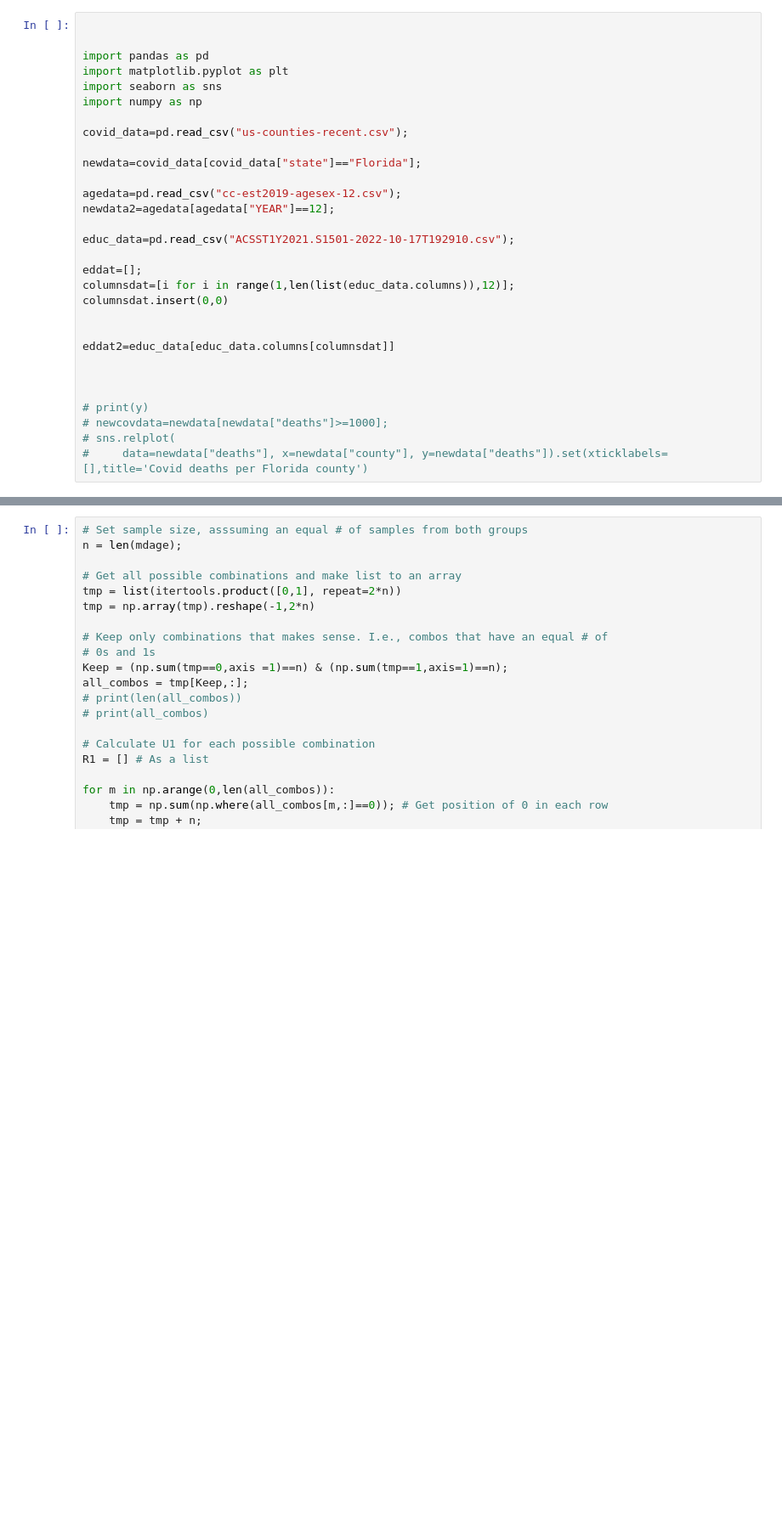
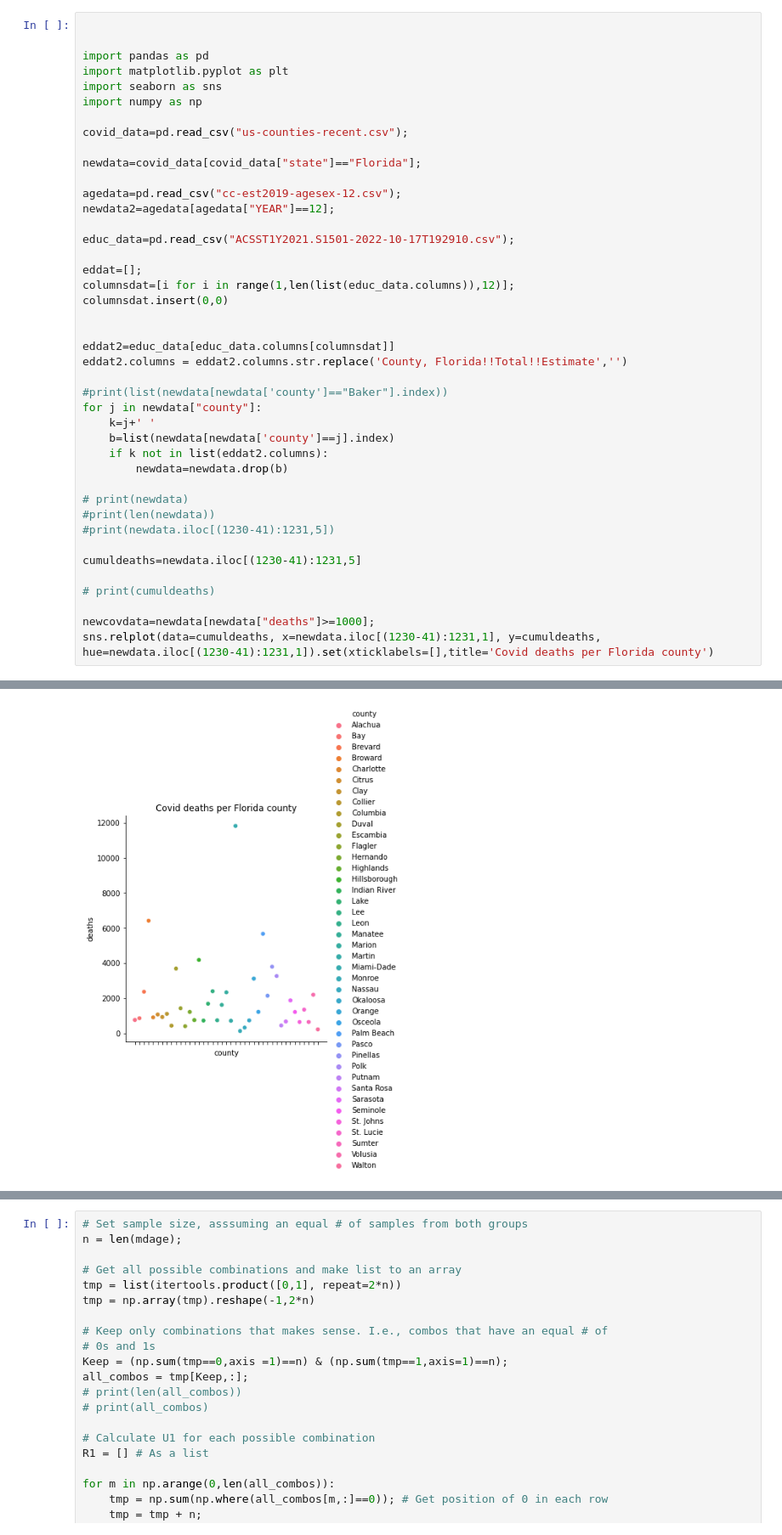
Before and after one commit to traceymoyston/Che2410_Project1, a Jupyter notebook: MoystonTracey_datavisulaisation.ipynb, the cells around one changed output, grey strips where cells are left out. Shown at 85% size. Cells and saved outputs as stored; diff of their text form; blank space fills up the shorter version.

```diff
--- a/MoystonTracey_datavisulaisation.ipynb
+++ b/MoystonTracey_datavisulaisation.ipynb
@@ -21,10 +21,23 @@ columnsdat.insert(0,0)
 
 
 eddat2=educ_data[educ_data.columns[columnsdat]]
+eddat2.columns = eddat2.columns.str.replace('County, Florida!!Total!!Estimate','')
 
+#print(list(newdata[newdata['county']=="Baker"].index))
+for j in newdata["county"]:
+    k=j+' '
+    b=list(newdata[newdata['county']==j].index)
+    if k not in list(eddat2.columns):
+        newdata=newdata.drop(b)
 
+# print(newdata)
+#print(len(newdata))
+#print(newdata.iloc[(1230-41):1231,5])
 
-# print(y)
-# newcovdata=newdata[newdata["deaths"]>=1000];
-# sns.relplot(
-#     data=newdata["deaths"], x=newdata["county"], y=newdata["deaths"]).set(xticklabels=[],title='Covid deaths per Florida county')
+cumuldeaths=newdata.iloc[(1230-41):1231,5]
+
+# print(cumuldeaths)
+
+newcovdata=newdata[newdata["deaths"]>=1000];
+sns.relplot(data=cumuldeaths, x=newdata.iloc[(1230-41):1231,1], y=cumuldeaths, hue=newdata.iloc[(1230-41):1231,1]).set(xticklabels=[],title='Covid deaths per Florida county')
+# %% [output]
@@ -31 +45,2 @@ eddat2=educ_data[educ_data.columns[columnsdat]]
+[figure, added]
 # %%
```
Also changed, not shown: parts of 15 cells of this notebook.
